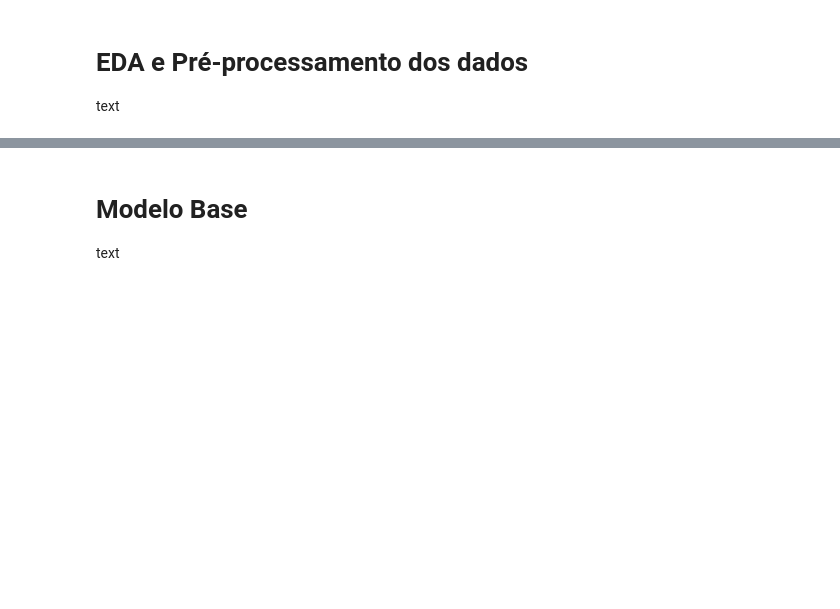
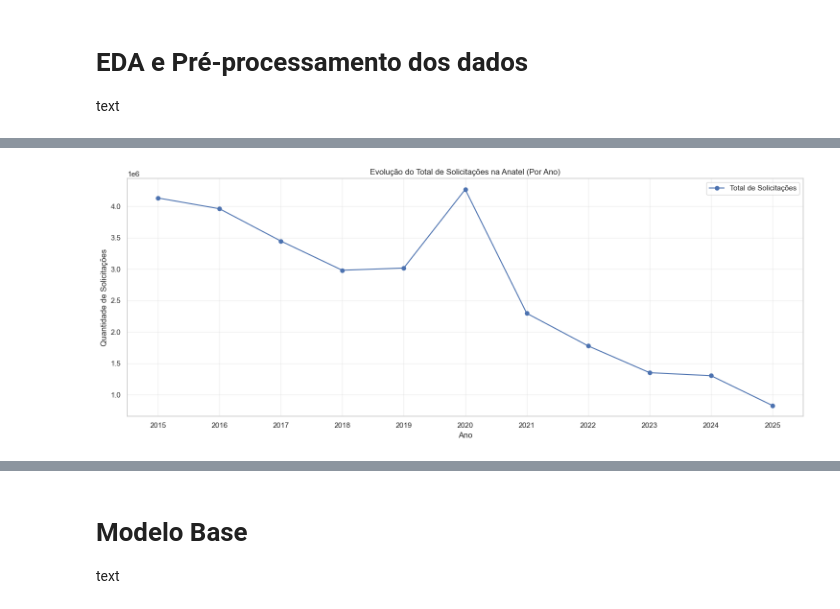
Before and after one commit to Cassimirogustavo/Projeto-Aplicado-4, a Jupyter notebook: cd_projeto_aplicado_IV_entrega_3.ipynb, the cells around one changed output, grey strips where cells are left out. Cells and saved outputs as stored; diff of their text form; code cells hidden in the pictures; blank space fills up the shorter version.

```diff
--- a/cd_projeto_aplicado_IV_entrega_3.ipynb
+++ b/cd_projeto_aplicado_IV_entrega_3.ipynb
@@ -186,0 +340,15 @@ text
+# %%
+# 3. Pré-processamento e Limpeza (conforme pipeline)
+
+# a. Criar coluna de data (datetime)
+# Usando as colunas 'Ano' e 'Mês'
+print("\nCriando coluna 'Data' a partir de 'Ano' e 'Mês'...")
+df['Data'] = pd.to_datetime(df['Ano'].astype(str) + '-' + df['Mês'].astype(str) + '-01')
+
+print(f"Período de dados: De {df['Data'].min().date()} até {df['Data'].max().date()}")
+
+# b. Tratamento de valores ausentes (ex: UF)
+print(f"Valores ausentes na coluna 'UF' antes: {df['UF'].isnull().sum()}")
+# O pipeline menciona tratar UFs não informadas
+df['UF'].fillna('Não Informada', inplace=True)
+print(f"Valores ausentes na coluna 'UF' depois: {df['UF'].isnull().sum()}")
@@ -186,0 +415,8 @@ text
+# %%
+print("Agregando dados por ano...")
+reclamacoes_ano = df.groupby(df['Data'].dt.year)['SOLICITAÇÕES'].sum().reset_index()
+reclamacoes_ano = reclamacoes_ano.rename(columns={'Data': 'Ano'})
+reclamacoes_ano = reclamacoes_ano.set_index('Ano')
+
+print("\n--- Dataset agregado (reclamacoes_ano) pronto para análise ---")
+print(reclamacoes_ano.head())
@@ -186,0 +434,14 @@ text
+# %%
+# b. Visualização da Série Temporal Completa por ano
+plt.figure(figsize=(15, 6))
+plt.plot(reclamacoes_ano.index, reclamacoes_ano['SOLICITAÇÕES'], label='Total de Solicitações', marker='o')
+plt.title('Evolução do Total de Solicitações na Anatel (Por Ano)')
+plt.xlabel('Ano')
+plt.ylabel('Quantidade de Solicitações')
+plt.xticks(reclamacoes_ano.index)
+plt.grid(True, alpha=0.3)
+plt.tight_layout()
+plt.legend()
+plt.show()
+# %% [output]
+[figure, added]
```
Also changed, not shown: parts of 22 cells of this notebook, 1 other file.
